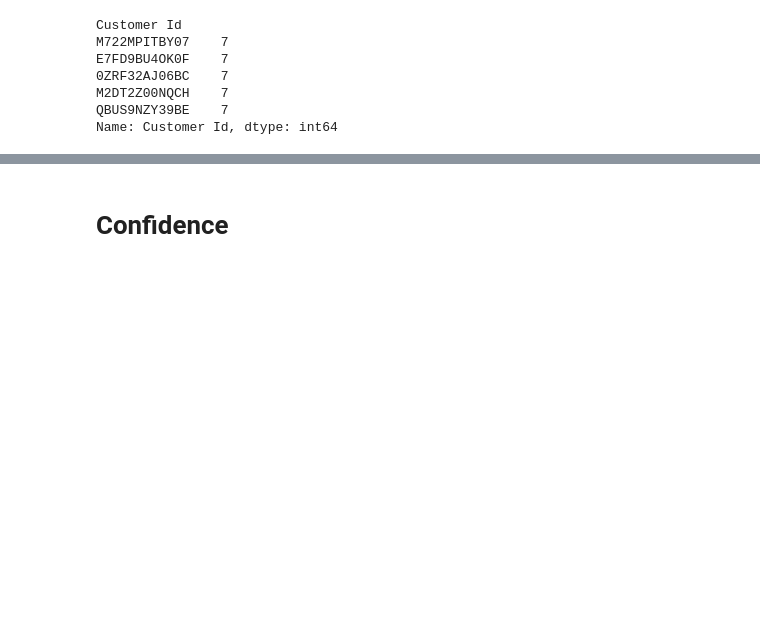
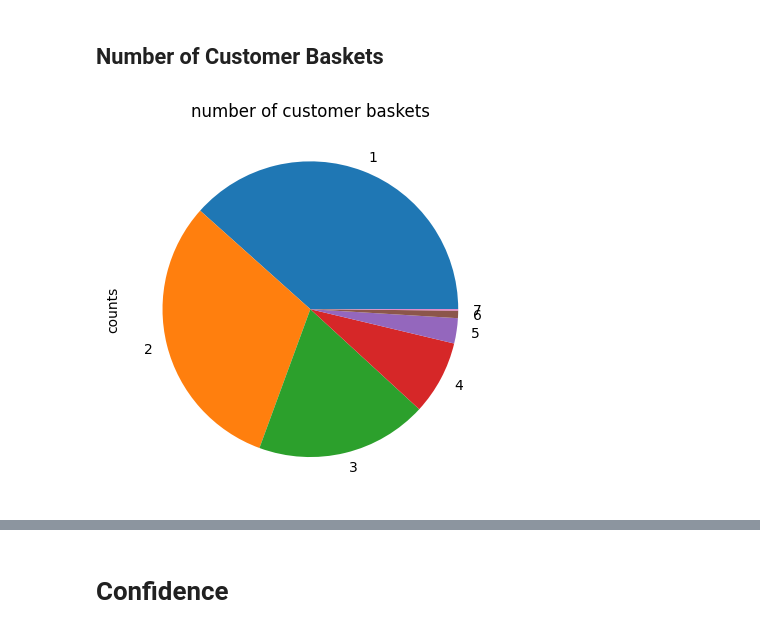
Before and after one commit to MaryamAhmadinejad/supermarket-data-analysis, a Jupyter notebook: main.ipynb, the cells around one changed output, grey strips where cells are left out. Cells and saved outputs as stored; diff of their text form; code cells hidden in the pictures; blank space fills up the shorter version.

```diff
--- a/main.ipynb
+++ b/main.ipynb
@@ -19,13 +27,10 @@ Name: Product, dtype: int64
+# %% [markdown]
+## Number of Customer Baskets
 # %%
 data_2020_year = df[df['Date'].dt.year == 2020]
 data_2020_year_without_duplicate = data_2020_year.drop_duplicates(subset = ['Customer Id', 'Date'],keep = 'first')
-number_of_custome_baskets_2020_year = data_2020_year_without_duplicate.groupby('Customer Id')['Customer Id'].count().sort_values(ascending=False)
-number_of_custome_baskets_2020_year.head(5)
+number_of_customer_baskets_2020_year = data_2020_year_without_duplicate.groupby('Customer Id')['Customer Id'].count().reset_index(name='counts')
+
+number_of_customer_baskets_2020_year.groupby(['counts'])['counts'].count().plot.pie(title='number of customer baskets');
 # %% [output]
-Customer Id
-M722MPITBY07    7
-E7FD9BU4OK0F    7
-0ZRF32AJ06BC    7
-M2DT2Z00NQCH    7
-QBUS9NZY39BE    7
-Name: Customer Id, dtype: int64
+[figure, added]
```
Also changed, not shown: parts of 13 cells of this notebook.
